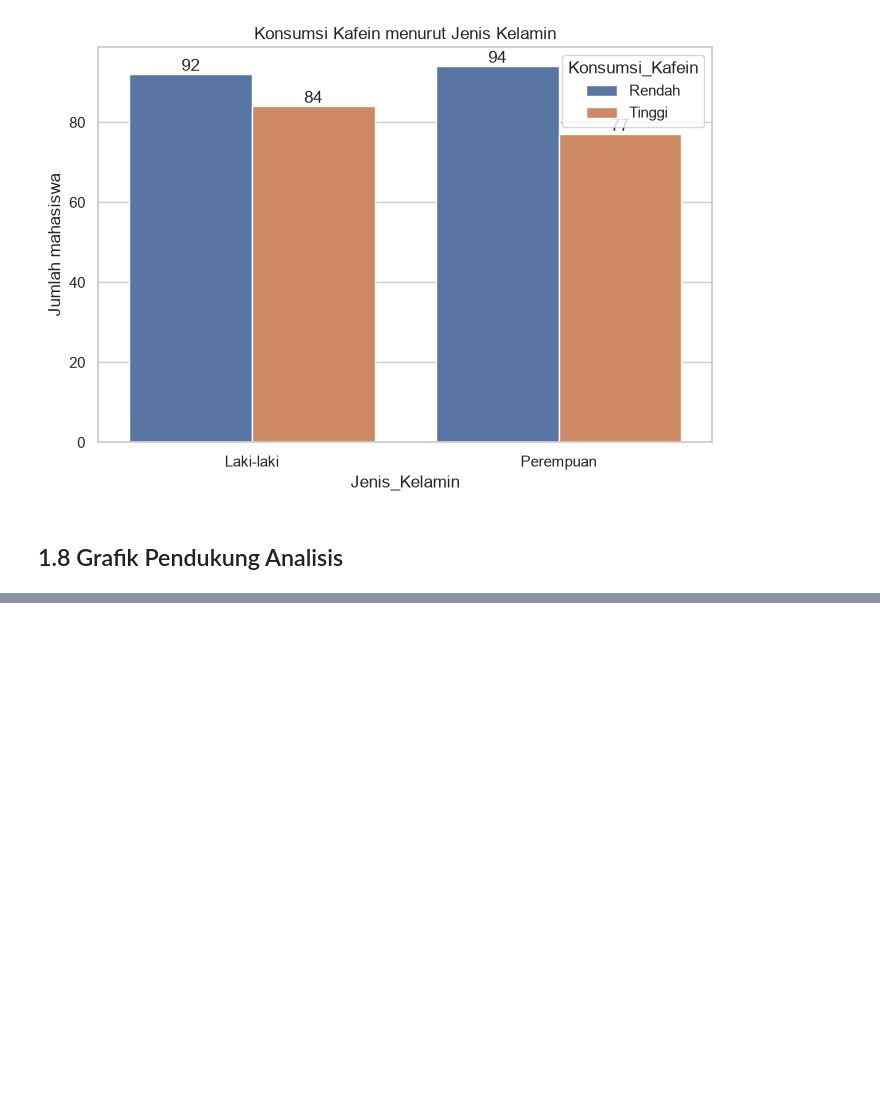
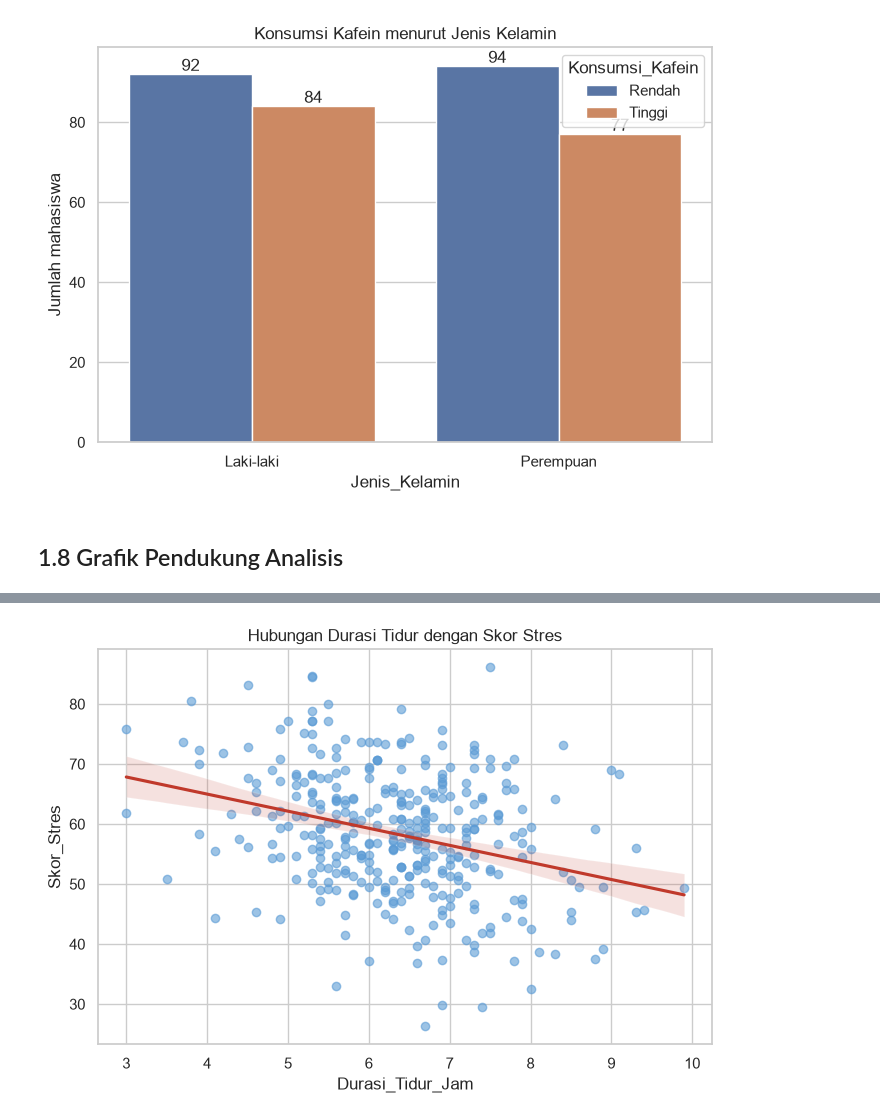
Before and after one commit to sabillahfikk-glitch/statprob-tugas5, a Jupyter notebook: project uas/.ipynb, the cells around one changed output, grey strips where cells are left out. Drawn from its saved outputs; the diff is of its cells as text; code cells hidden in the pictures; blank space fills up the shorter version.

```diff
--- a/project uas/.ipynb
+++ b/project uas/.ipynb
@@ -436,0 +447,11 @@ plt.show()
+# %%
+fig, ax = plt.subplots(figsize=(7, 5))
+sns.regplot(data=df, x="Durasi_Tidur_Jam", y="Skor_Stres", ax=ax,
+            scatter_kws={"alpha": 0.6, "color": "#5b9bd5"},
+            line_kws={"color": "#c0392b"})
+ax.set_title("Hubungan Durasi Tidur dengan Skor Stres")
+plt.tight_layout()
+plt.savefig(OUTPUT / "11_scatter_tidur_stres.png", dpi=200, bbox_inches="tight")
+plt.show()
+# %% [output]
+[figure, added]
```
Also changed, not shown: parts of 4 cells of this notebook, 5 other files.
